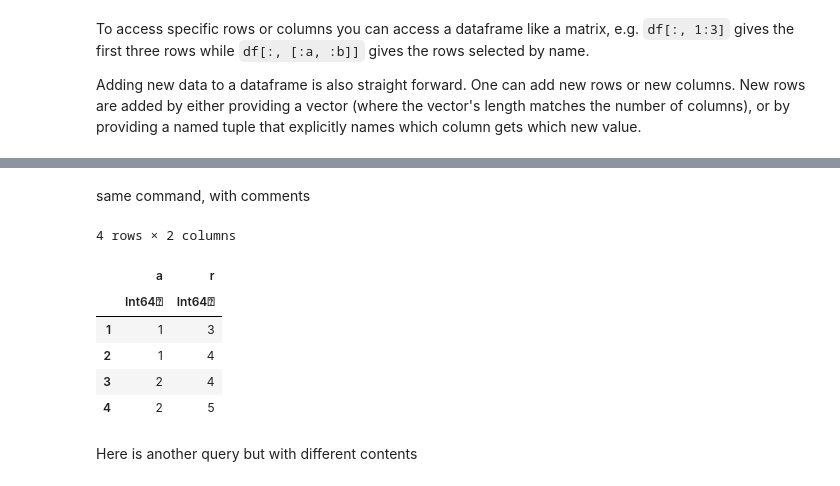
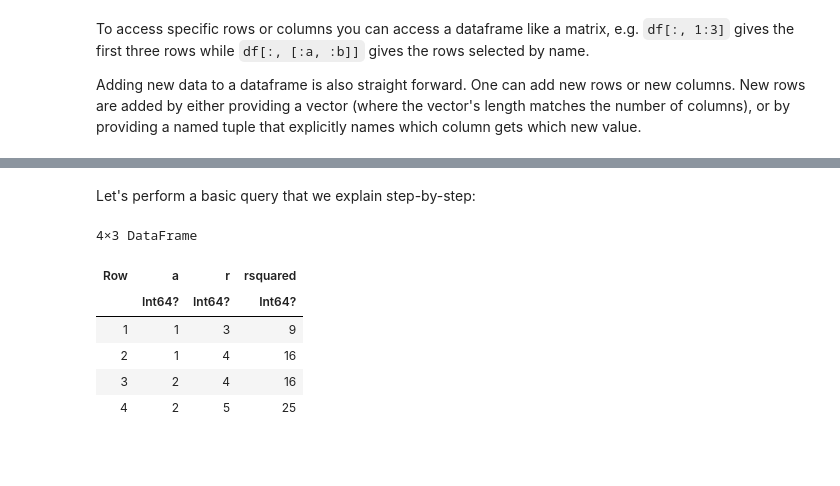
Before and after one commit to Datseris/Zero2Hero-JuliaWorkshop, a Jupyter notebook: 3-Ecosystem.ipynb, the cells around one changed output, grey strips where cells are left out. Drawn from its saved outputs; the diff is of its cells as text; code cells hidden in the pictures; blank space fills up the shorter version.

```diff
--- a/3-Ecosystem.ipynb
+++ b/3-Ecosystem.ipynb
@@ -835,27 +946,25 @@ end
-# %% [markdown]
-same command, with comments
+# %% [markdown]
+Let's perform a basic query that we explain step-by-step:
 # %%
 # `@from ... begin` initializes a query
 # here `row` (any name would be fine) is the
 # iterable of the tabular data. Think of it as a
 # NamedTuple. You can access its values by name.
 q = @from row in results begin
     # `@where` filters elements where the following
     # expression is true.
     @where row.model == "linear"
     # `@select { stuf... }  creates a new named tuple
-    @select {row.a, row.r}
+    @select {row.a, row.r, rsquared = row.r^2}
     # `@collect` collects the selected results into
     # the specified data structure
     @collect DataFrame
 end
 # %% [output]
-4 rows × 2 columns
+4×3 DataFrame
-|  | a | r |
-|  | Int64⍰ | Int64⍰ |
-| 1 | 1 | 3 |
-| 2 | 1 | 4 |
-| 3 | 2 | 4 |
-| 4 | 2 | 5 |
+| Row | a | r | rsquared |
+|  | Int64? | Int64? | Int64? |
+| 1 | 1 | 3 | 9 |
+| 2 | 1 | 4 | 16 |
+| 3 | 2 | 4 | 16 |
+| 4 | 2 | 5 | 25 |
-# %% [markdown]
-Here is another query but with different contents
```
Also changed, not shown: parts of 147 cells of this notebook, 5 other files.
